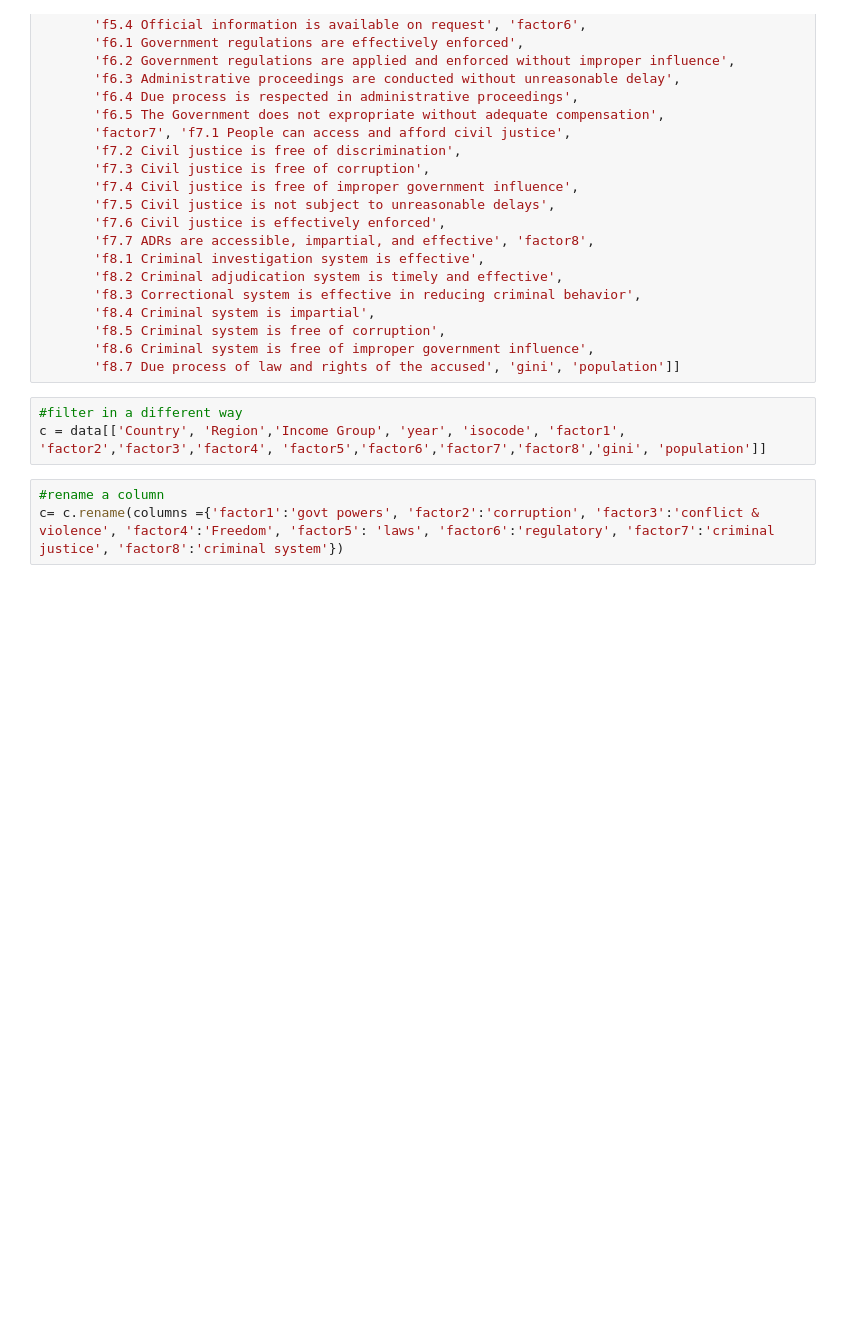
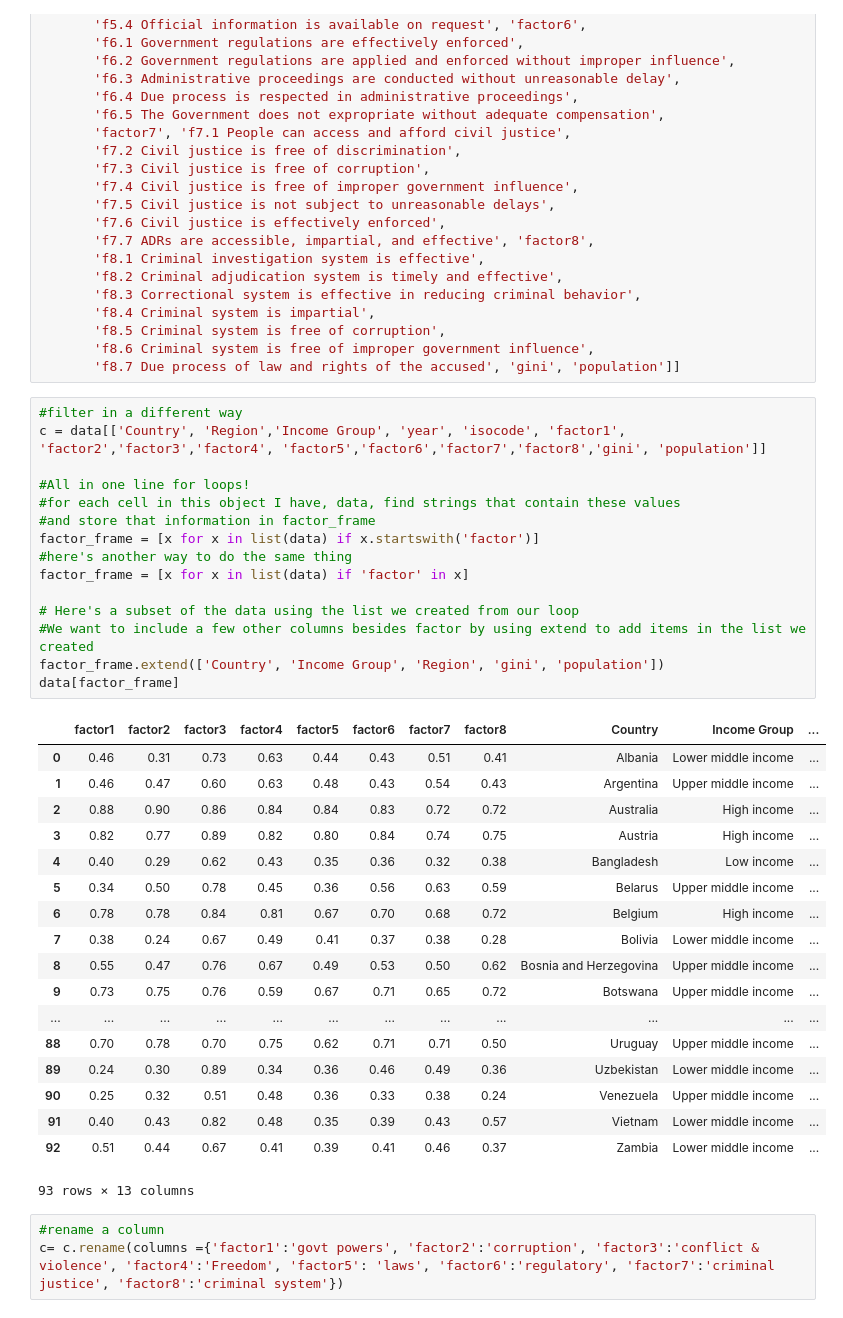
Before and after one commit to somethingabout/Intro-to-Python-using-Jupyter, a Jupyter notebook: Intro to Python.ipynb, the cells around one changed output. Cells and saved outputs as stored; diff of their text form; blank space fills up the shorter version.

```diff
--- a/Intro to Python.ipynb
+++ b/Intro to Python.ipynb
@@ -219,9 +219,40 @@ c = data[['Country', 'Region','Income Group', 'year', 'isocode', 'factor1',
        'f8.5 Criminal system is free of corruption',
        'f8.6 Criminal system is free of improper government influence',
        'f8.7 Due process of law and rights of the accused', 'gini', 'population']]
-# %%
-#filter in a different way
-c = data[['Country', 'Region','Income Group', 'year', 'isocode', 'factor1', 'factor2','factor3','factor4', 'factor5','factor6','factor7','factor8','gini', 'population']]
+# %%
+#filter in a different way
+c = data[['Country', 'Region','Income Group', 'year', 'isocode', 'factor1', 'factor2','factor3','factor4', 'factor5','factor6','factor7','factor8','gini', 'population']]
+
+#All in one line for loops!
+#for each cell in this object I have, data, find strings that contain these values
+#and store that information in factor_frame
+factor_frame = [x for x in list(data) if x.startswith('factor')]
+#here's another way to do the same thing
+factor_frame = [x for x in list(data) if 'factor' in x]
+
+# Here's a subset of the data using the list we created from our loop
+#We want to include a few other columns besides factor by using extend to add items in the list we created
+factor_frame.extend(['Country', 'Income Group', 'Region', 'gini', 'population'])
+data[factor_frame]
+# %% [output]
+|  | factor1 | factor2 | factor3 | factor4 | factor5 | factor6 | factor7 | factor8 | Country | Income Group | ... |
+| 0 | 0.46 | 0.31 | 0.73 | 0.63 | 0.44 | 0.43 | 0.51 | 0.41 | Albania | Lower middle income | ... |
+| 1 | 0.46 | 0.47 | 0.60 | 0.63 | 0.48 | 0.43 | 0.54 | 0.43 | Argentina | Upper middle income | ... |
+| 2 | 0.88 | 0.90 | 0.86 | 0.84 | 0.84 | 0.83 | 0.72 | 0.72 | Australia | High income | ... |
+| 3 | 0.82 | 0.77 | 0.89 | 0.82 | 0.80 | 0.84 | 0.74 | 0.75 | Austria | High income | ... |
+| 4 | 0.40 | 0.29 | 0.62 | 0.43 | 0.35 | 0.36 | 0.32 | 0.38 | Bangladesh | Low income | ... |
+| 5 | 0.34 | 0.50 | 0.78 | 0.45 | 0.36 | 0.56 | 0.63 | 0.59 | Belarus | Upper middle income | ... |
+| 6 | 0.78 | 0.78 | 0.84 | 0.81 | 0.67 | 0.70 | 0.68 | 0.72 | Belgium | High income | ... |
+| 7 | 0.38 | 0.24 | 0.67 | 0.49 | 0.41 | 0.37 | 0.38 | 0.28 | Bolivia | Lower middle income | ... |
+| 8 | 0.55 | 0.47 | 0.76 | 0.67 | 0.49 | 0.53 | 0.50 | 0.62 | Bosnia and Herzegovina | Upper middle income | ... |
+| 9 | 0.73 | 0.75 | 0.76 | 0.59 | 0.67 | 0.71 | 0.65 | 0.72 | Botswana | Upper middle income | ... |
+| ... | ... | ... | ... | ... | ... | ... | ... | ... | ... | ... | ... |
+| 88 | 0.70 | 0.78 | 0.70 | 0.75 | 0.62 | 0.71 | 0.71 | 0.50 | Uruguay | Upper middle income | ... |
+| 89 | 0.24 | 0.30 | 0.89 | 0.34 | 0.36 | 0.46 | 0.49 | 0.36 | Uzbekistan | Lower middle income | ... |
+| 90 | 0.25 | 0.32 | 0.51 | 0.48 | 0.36 | 0.33 | 0.38 | 0.24 | Venezuela | Upper middle income | ... |
+| 91 | 0.40 | 0.43 | 0.82 | 0.48 | 0.35 | 0.39 | 0.43 | 0.57 | Vietnam | Lower middle income | ... |
+| 92 | 0.51 | 0.44 | 0.67 | 0.41 | 0.39 | 0.41 | 0.46 | 0.37 | Zambia | Lower middle income | ... |
+93 rows × 13 columns
 # %%
 #rename a column
 c= c.rename(columns ={'factor1':'govt powers', 'factor2':'corruption', 'factor3':'conflict & violence', 'factor4':'Freedom', 'factor5': 'laws', 'factor6':'regulatory', 'factor7':'criminal justice', 'factor8':'criminal system'})
```
Also changed, not shown: parts of 1 cell of this notebook.
